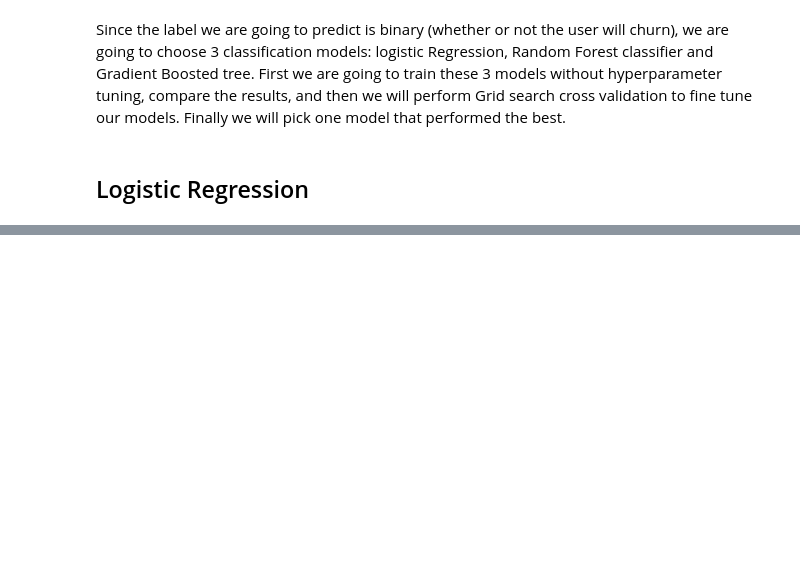
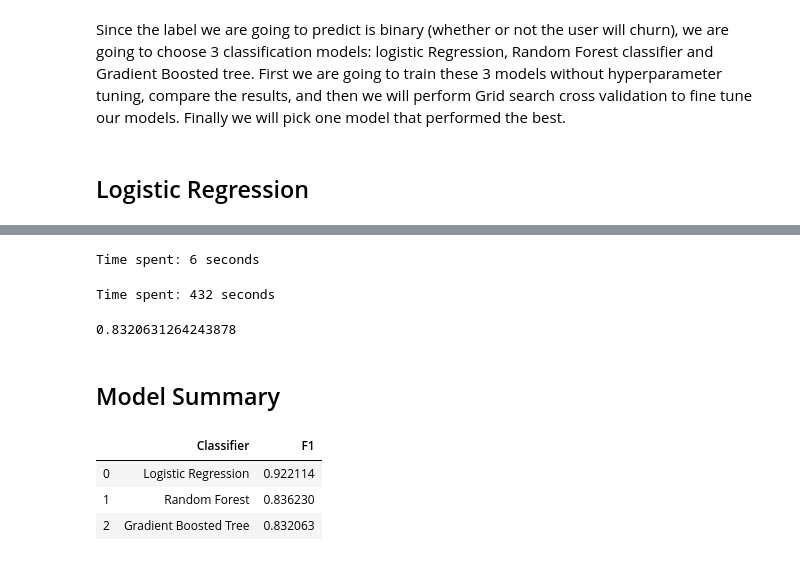
Before and after one commit to gj0706/customer_churn_prediction, a Jupyter notebook: Sparkify.ipynb, the cells around one changed output, grey strips where cells are left out. Saved outputs shown, nothing was run; the diff lists cells and outputs as text; code cells hidden in the pictures; blank space fills up the shorter version.

Commit message:
Added summary

```diff
--- a/Sparkify.ipynb
+++ b/Sparkify.ipynb
@@ -837,0 +861,53 @@ Clean up your code, adding comments and renaming variables to make the code easi
+# %%
+# Train data without tuning: default parameters maxDepth=5, maxBins=32, maxIter=20, stepSize=0.1
+
+start = time.time()
+model_gbt = pipeline_gbt.fit(train)
+end = time.time()
+print('Time spent: {} seconds'.format(round(end-start)))
+
+gbt_score = predict_and_evaluate(model_gbt,test)
+# %% [output]
+Time spent: 6 seconds
+# %%
+# Gradient-boosted tree classifier grid search
+
+# Parameter combinations
+paramGrid_gbt = ParamGridBuilder() \
+.addGrid(gbt.maxDepth, [4, 5]) \
+.addGrid(gbt.maxBins,[32, 50]) \
+.addGrid(gbt.stepSize, [0.05, 0.1]) \
+.addGrid(gbt.maxIter, [20, 100]) \
+.build()
+
+# Grid search with cross validation
+cv_gbt = CrossValidator(estimator = pipeline_gbt,
+                          estimatorParamMaps = paramGrid_gbt,
+                          evaluator = MulticlassClassificationEvaluator(),
+                          numFolds = 4)
+# %%
+# Train with best parameter
+start = time.time()
+cv_model_gbt = cv_gbt.fit(train)
+end = time.time()
+print('Time spent: {} seconds'.format(round(end-start)))
+# %% [output]
+Time spent: 432 seconds
+# %%
+# Predict and evaluate
+gbt_cv_score = predict_and_evaluate(cv_model_gbt,test)
+gbt_cv_score
+# %% [output]
+0.8320631264243878
+# %% [markdown]
+## Model Summary
+# %%
+dict = {'Classifier': ['Logistic Regression','Random Forest','Gradient Boosted Tree'],
+       'F1': [lr_score, rf_score, gbt_cv_score]}
+summary_df = pd.DataFrame(data=dict)
+summary_df
+# %% [output]
+|  | Classifier | F1 |
+| 0 | Logistic Regression | 0.922114 |
+| 1 | Random Forest | 0.836230 |
+| 2 | Gradient Boosted Tree | 0.832063 |
```
Also changed, not shown: parts of 25 cells of this notebook.
